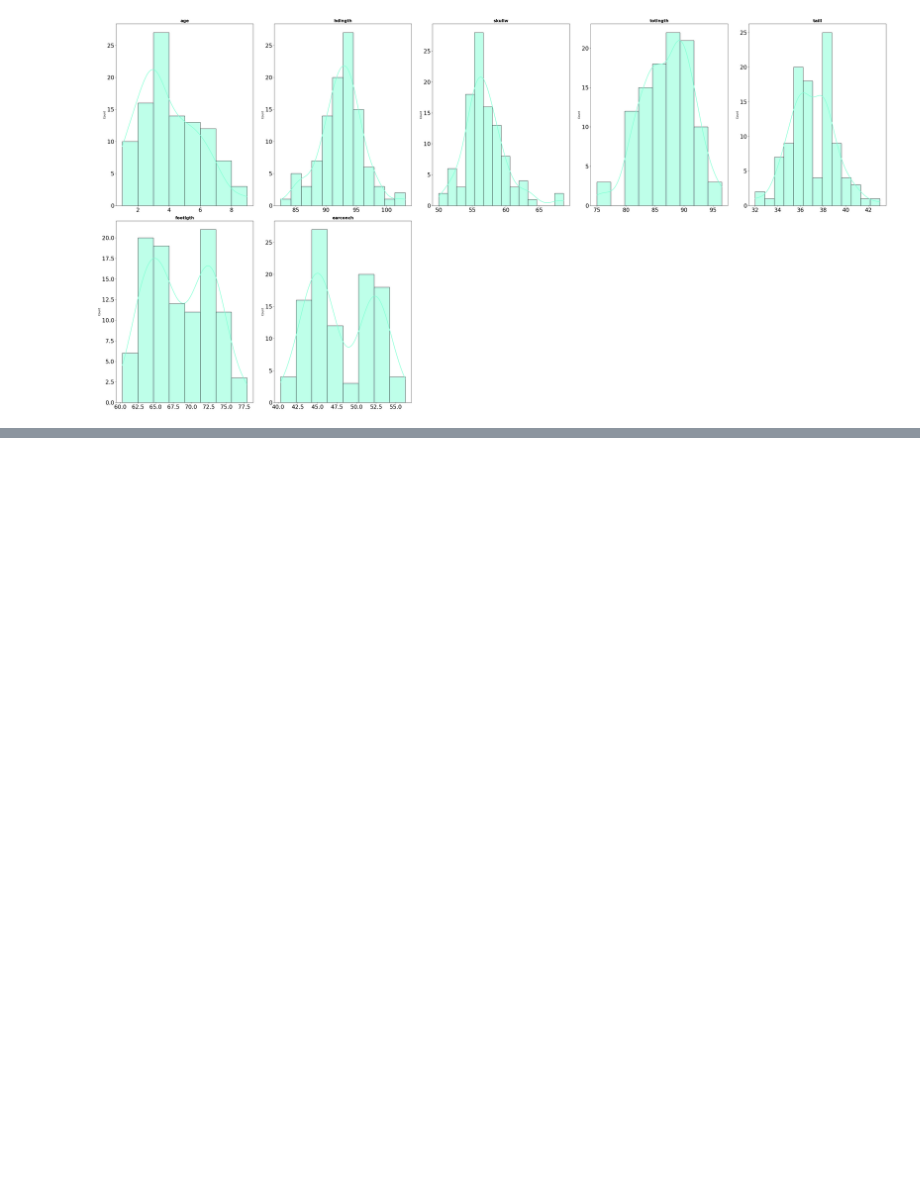
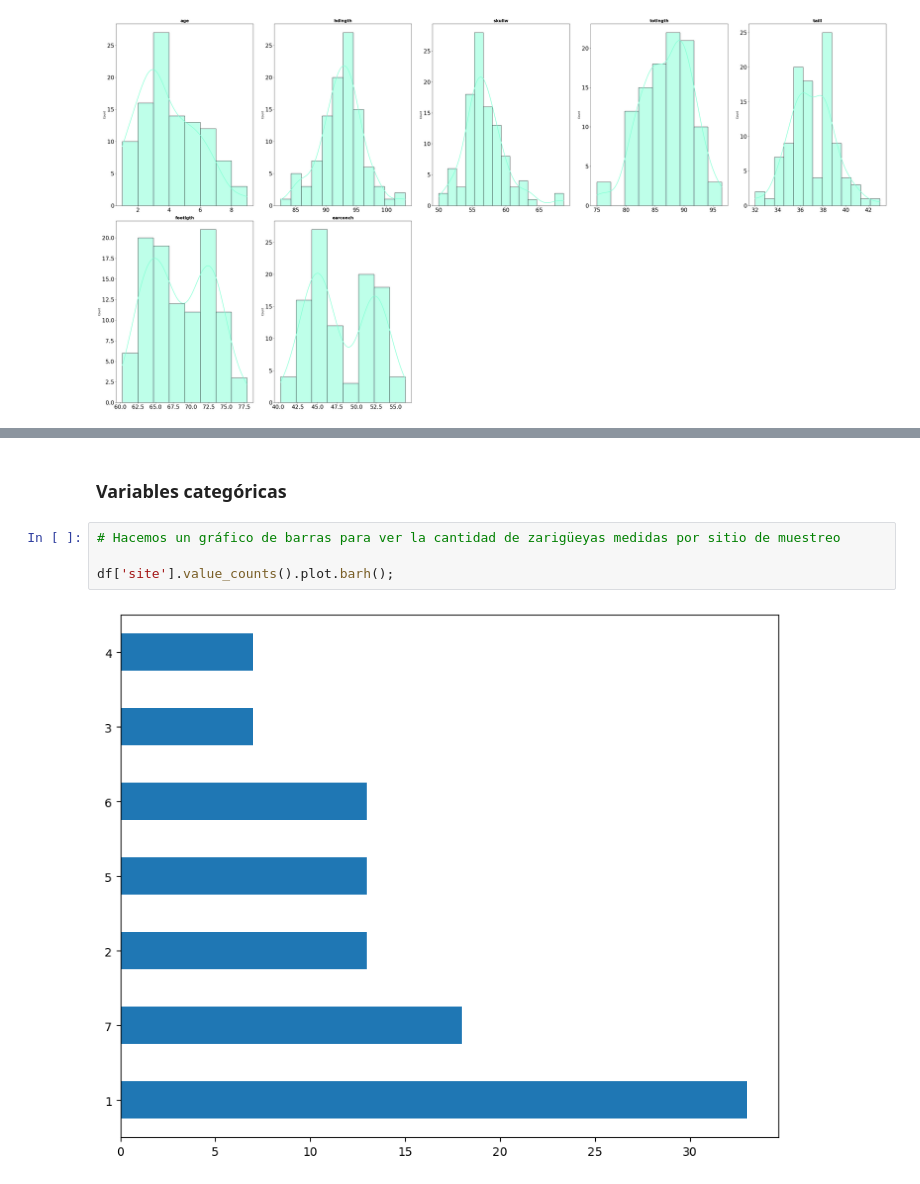
Before and after one commit to Adalab/-DA-promo-b-modulo-3-sprint-1-Maria-Ana, a Jupyter notebook: pair-programming-1-IntroML/pair-programming-1-IntroML.ipynb, the cells around one changed output, grey strips where cells are left out. Saved outputs shown, nothing was run; the diff lists cells and outputs as text; blank space fills up the shorter version.

```diff
--- a/pair-programming-1-IntroML/pair-programming-1-IntroML.ipynb
+++ b/pair-programming-1-IntroML/pair-programming-1-IntroML.ipynb
@@ -187,0 +232,8 @@ df.to_csv('../datos/possum_limpio.csv')
+# %% [markdown]
+### Variables categóricas
+# %%
+# Hacemos un gráfico de barras para ver la cantidad de zarigüeyas medidas por sitio de muestreo
+
+df['site'].value_counts().plot.barh();
+# %% [output]
+[figure, added]
```
Also changed, not shown: parts of 9 cells of this notebook.
